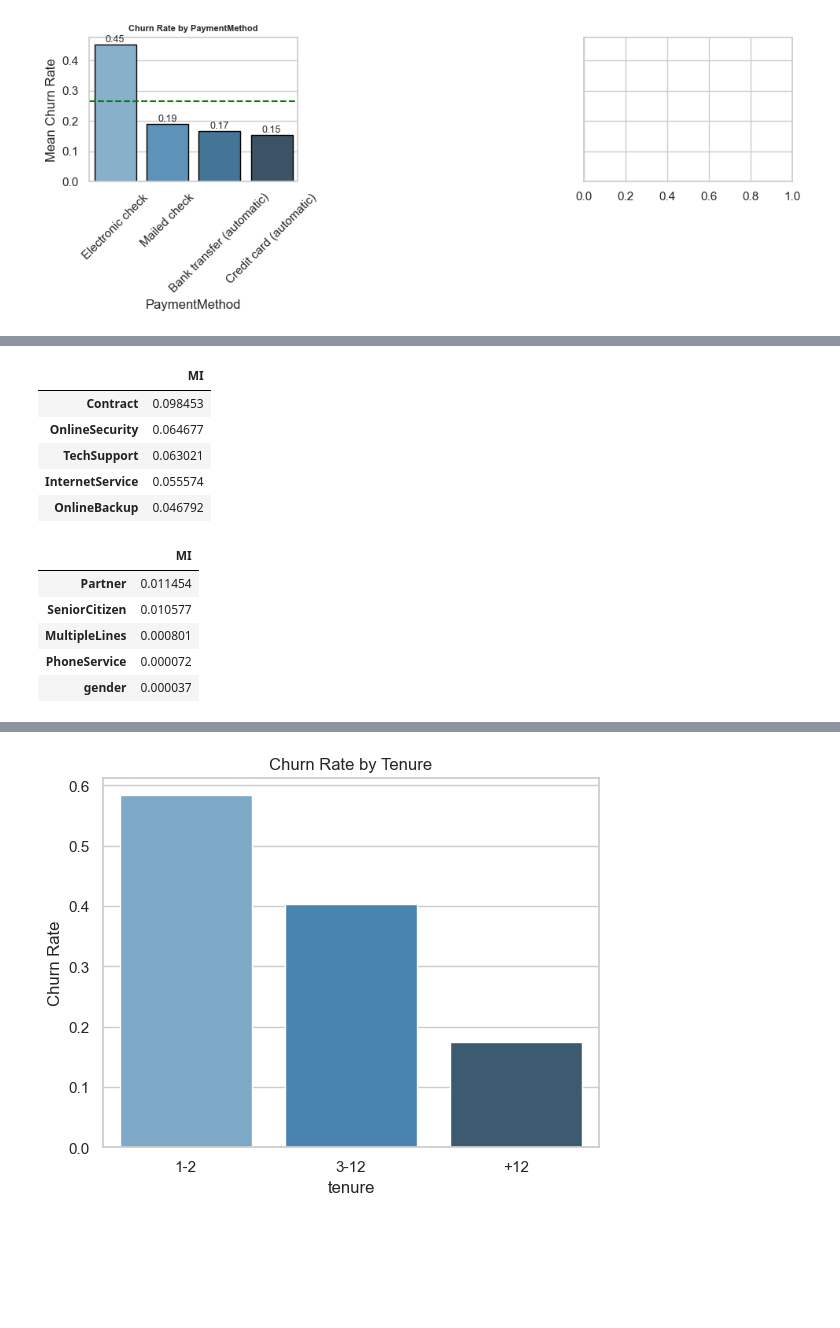
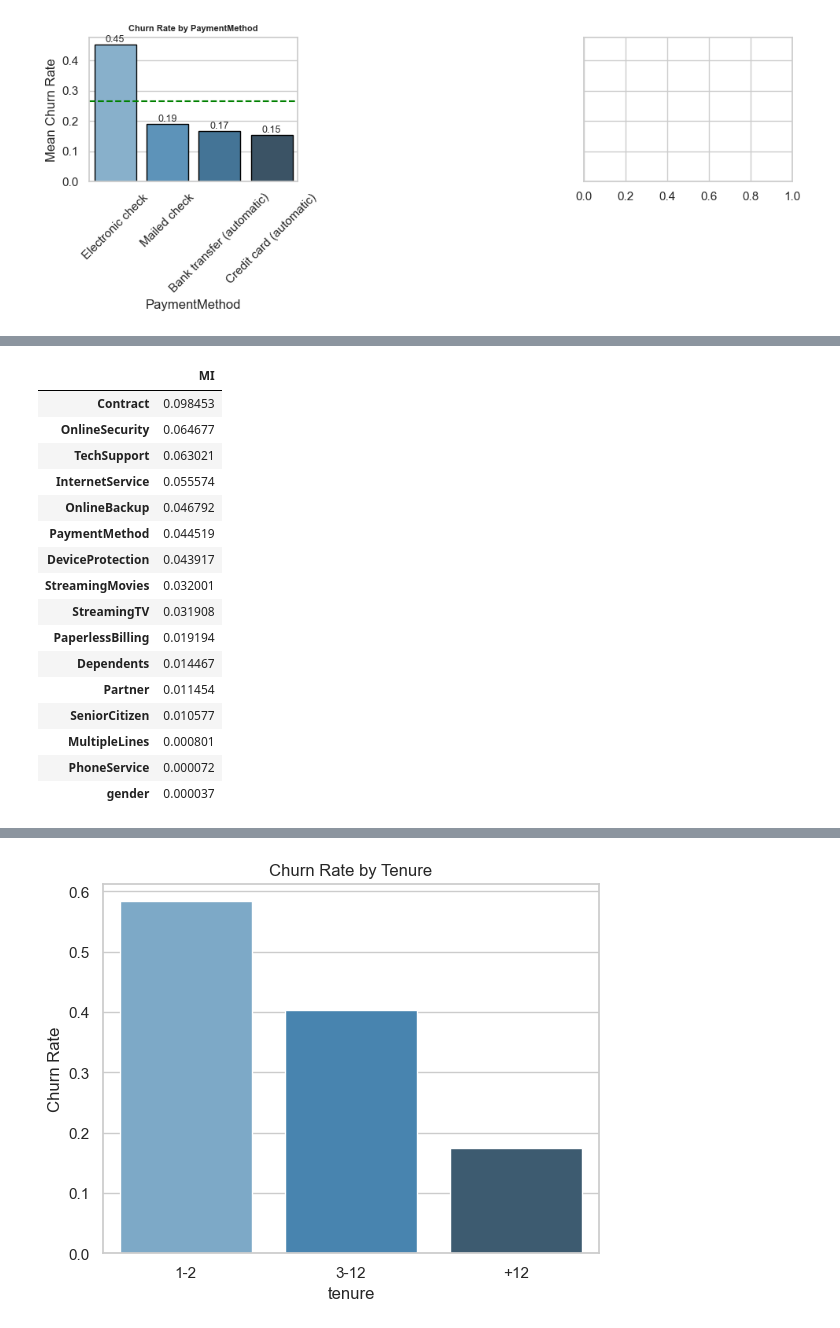
Before and after one commit to Joseph-Essa/Customer_Churn_Prediction, a Jupyter notebook: Customer_Churn_Prediction.ipynb, the cells around one changed output, grey strips where cells are left out. Drawn from its saved outputs; the diff is of its cells as text; code cells hidden in the pictures; blank space fills up the shorter version.

```diff
--- a/Customer_Churn_Prediction.ipynb
+++ b/Customer_Churn_Prediction.ipynb
@@ -361,23 +403,27 @@ for i in range(0, len(categorical), 3):
 # %%
 from sklearn.metrics import mutual_info_score
 
 def calculate_mi(series):
     return mutual_info_score(series, df.Churn)
 
 df_mi = df[categorical].apply(calculate_mi)
 df_mi = df_mi.sort_values(ascending=False).to_frame(name='MI')
-display(df_mi.head())
-display(df_mi.tail())
+display(df_mi.head(18))
 # %% [output]
 |  | MI |
 | Contract | 0.098453 |
 | OnlineSecurity | 0.064677 |
 | TechSupport | 0.063021 |
 | InternetService | 0.055574 |
 | OnlineBackup | 0.046792 |
+| PaymentMethod | 0.044519 |
+| DeviceProtection | 0.043917 |
+| StreamingMovies | 0.032001 |
+| StreamingTV | 0.031908 |
+| PaperlessBilling | 0.019194 |
+| Dependents | 0.014467 |
+| Partner | 0.011454 |
+| SeniorCitizen | 0.010577 |
+| MultipleLines | 0.000801 |
+| PhoneService | 0.000072 |
+| gender | 0.000037 |
-|  | MI |
-| Partner | 0.011454 |
-| SeniorCitizen | 0.010577 |
-| MultipleLines | 0.000801 |
-| PhoneService | 0.000072 |
-| gender | 0.000037 |
```
Also changed, not shown: parts of 39 cells of this notebook.
